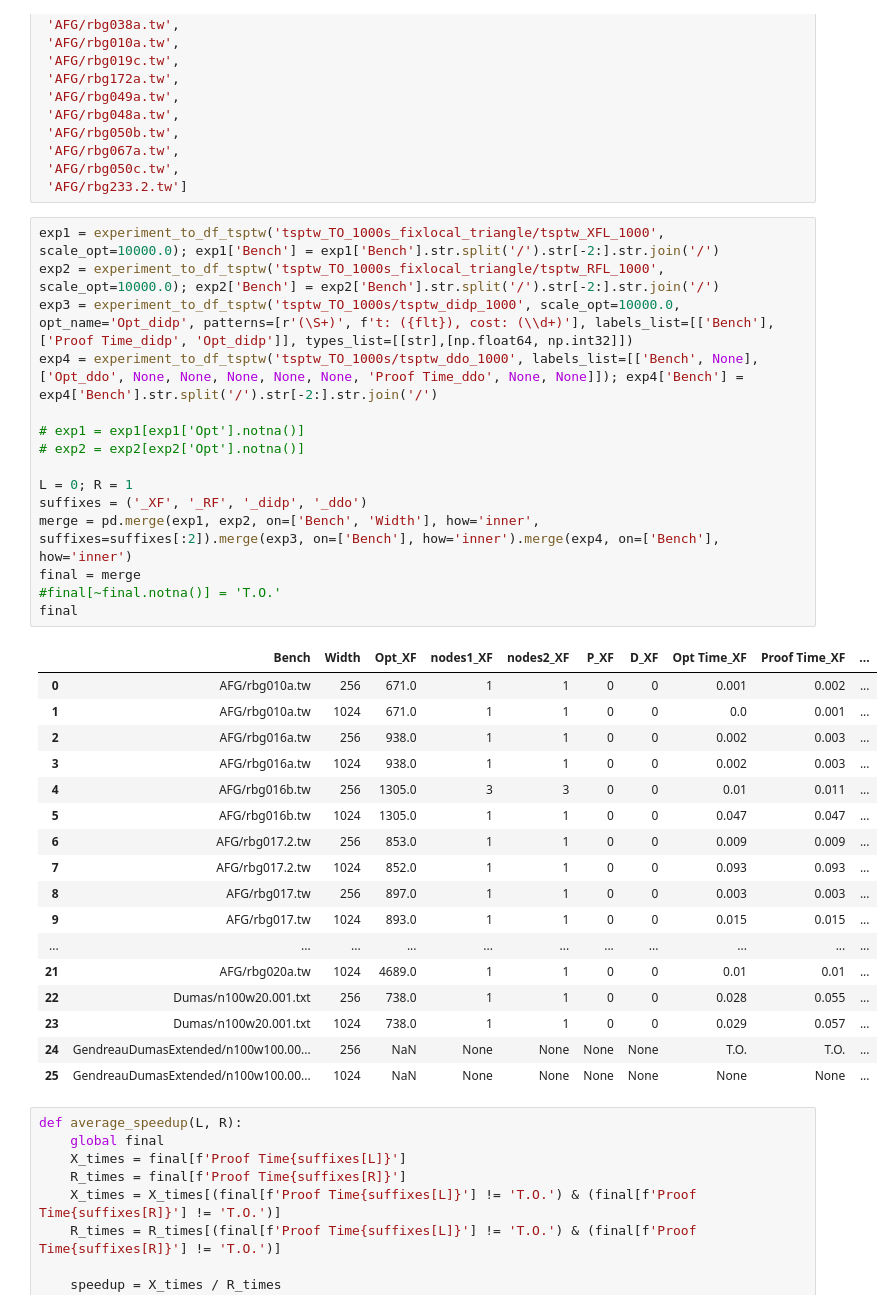
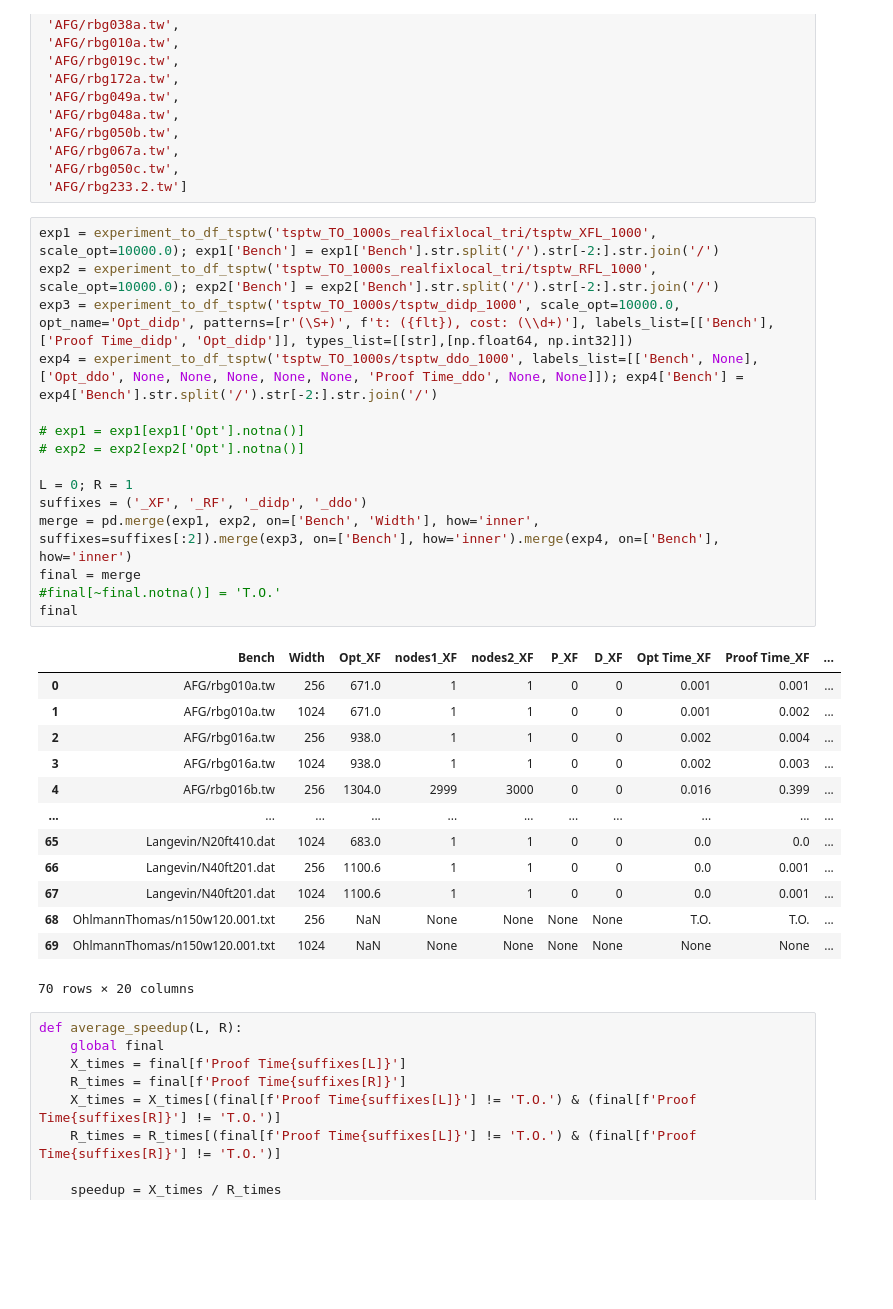
Before and after one commit to ldmbouge/CODD, a Jupyter notebook: experiments/gen.ipynb, the cells around one changed output. Cells and saved outputs as stored; diff of their text form; blank space fills up the shorter version.

```diff
--- a/experiments/gen.ipynb
+++ b/experiments/gen.ipynb
@@ -185,38 +185,34 @@ triangular = ['toy/toy1.tw',
  'AFG/rbg050c.tw',
  'AFG/rbg233.2.tw']
 # %%
-exp1 = experiment_to_df_tsptw('tsptw_TO_1000s_fixlocal_triangle/tsptw_XFL_1000', scale_opt=10000.0); exp1['Bench'] = exp1['Bench'].str.split('/').str[-2:].str.join('/')
-exp2 = experiment_to_df_tsptw('tsptw_TO_1000s_fixlocal_triangle/tsptw_RFL_1000', scale_opt=10000.0); exp2['Bench'] = exp2['Bench'].str.split('/').str[-2:].str.join('/')
+exp1 = experiment_to_df_tsptw('tsptw_TO_1000s_realfixlocal_tri/tsptw_XFL_1000', scale_opt=10000.0); exp1['Bench'] = exp1['Bench'].str.split('/').str[-2:].str.join('/')
+exp2 = experiment_to_df_tsptw('tsptw_TO_1000s_realfixlocal_tri/tsptw_RFL_1000', scale_opt=10000.0); exp2['Bench'] = exp2['Bench'].str.split('/').str[-2:].str.join('/')
 exp3 = experiment_to_df_tsptw('tsptw_TO_1000s/tsptw_didp_1000', scale_opt=10000.0, opt_name='Opt_didp', patterns=[r'(\S+)', f't: ({flt}), cost: (\\d+)'], labels_list=[['Bench'],['Proof Time_didp', 'Opt_didp']], types_list=[[str],[np.float64, np.int32]])
 exp4 = experiment_to_df_tsptw('tsptw_TO_1000s/tsptw_ddo_1000', labels_list=[['Bench', None],['Opt_ddo', None, None, None, None, None, 'Proof Time_ddo', None, None]]); exp4['Bench'] = exp4['Bench'].str.split('/').str[-2:].str.join('/')
 
 # exp1 = exp1[exp1['Opt'].notna()]
 # exp2 = exp2[exp2['Opt'].notna()]
 
 L = 0; R = 1
 suffixes = ('_XF', '_RF', '_didp', '_ddo')
 merge = pd.merge(exp1, exp2, on=['Bench', 'Width'], how='inner', suffixes=suffixes[:2]).merge(exp3, on=['Bench'], how='inner').merge(exp4, on=['Bench'], how='inner')
 final = merge
 #final[~final.notna()] = 'T.O.'
 final
 # %% [output]
 |  | Bench | Width | Opt_XF | nodes1_XF | nodes2_XF | P_XF | D_XF | Opt Time_XF | Proof Time_XF | ... |
-| 0 | AFG/rbg010a.tw | 256 | 671.0 | 1 | 1 | 0 | 0 | 0.001 | 0.002 | ... |
-| 1 | AFG/rbg010a.tw | 1024 | 671.0 | 1 | 1 | 0 | 0 | 0.0 | 0.001 | ... |
-| 2 | AFG/rbg016a.tw | 256 | 938.0 | 1 | 1 | 0 | 0 | 0.002 | 0.003 | ... |
+| 0 | AFG/rbg010a.tw | 256 | 671.0 | 1 | 1 | 0 | 0 | 0.001 | 0.001 | ... |
+| 1 | AFG/rbg010a.tw | 1024 | 671.0 | 1 | 1 | 0 | 0 | 0.001 | 0.002 | ... |
+| 2 | AFG/rbg016a.tw | 256 | 938.0 | 1 | 1 | 0 | 0 | 0.002 | 0.004 | ... |
 | 3 | AFG/rbg016a.tw | 1024 | 938.0 | 1 | 1 | 0 | 0 | 0.002 | 0.003 | ... |
-| 4 | AFG/rbg016b.tw | 256 | 1305.0 | 3 | 3 | 0 | 0 | 0.01 | 0.011 | ... |
-| 5 | AFG/rbg016b.tw | 1024 | 1305.0 | 1 | 1 | 0 | 0 | 0.047 | 0.047 | ... |
-| 6 | AFG/rbg017.2.tw | 256 | 853.0 | 1 | 1 | 0 | 0 | 0.009 | 0.009 | ... |
-| 7 | AFG/rbg017.2.tw | 1024 | 852.0 | 1 | 1 | 0 | 0 | 0.093 | 0.093 | ... |
-| 8 | AFG/rbg017.tw | 256 | 897.0 | 1 | 1 | 0 | 0 | 0.003 | 0.003 | ... |
-| 9 | AFG/rbg017.tw | 1024 | 893.0 | 1 | 1 | 0 | 0 | 0.015 | 0.015 | ... |
+| 4 | AFG/rbg016b.tw | 256 | 1304.0 | 2999 | 3000 | 0 | 0 | 0.016 | 0.399 | ... |
 | ... | ... | ... | ... | ... | ... | ... | ... | ... | ... | ... |
-| 21 | AFG/rbg020a.tw | 1024 | 4689.0 | 1 | 1 | 0 | 0 | 0.01 | 0.01 | ... |
-| 22 | Dumas/n100w20.001.txt | 256 | 738.0 | 1 | 1 | 0 | 0 | 0.028 | 0.055 | ... |
-| 23 | Dumas/n100w20.001.txt | 1024 | 738.0 | 1 | 1 | 0 | 0 | 0.029 | 0.057 | ... |
-| 24 | GendreauDumasExtended/n100w100.00... | 256 | NaN | None | None | None | None | T.O. | T.O. | ... |
-| 25 | GendreauDumasExtended/n100w100.00... | 1024 | NaN | None | None | None | None | None | None | ... |
+| 65 | Langevin/N20ft410.dat | 1024 | 683.0 | 1 | 1 | 0 | 0 | 0.0 | 0.0 | ... |
+| 66 | Langevin/N40ft201.dat | 256 | 1100.6 | 1 | 1 | 0 | 0 | 0.0 | 0.001 | ... |
+| 67 | Langevin/N40ft201.dat | 1024 | 1100.6 | 1 | 1 | 0 | 0 | 0.0 | 0.001 | ... |
+| 68 | OhlmannThomas/n150w120.001.txt | 256 | NaN | None | None | None | None | T.O. | T.O. | ... |
+| 69 | OhlmannThomas/n150w120.001.txt | 1024 | NaN | None | None | None | None | None | None | ... |
+70 rows × 20 columns
 # %%
 def average_speedup(L, R):
     global final
```
Also changed, not shown: parts of 10 cells of this notebook, 5 other files.
